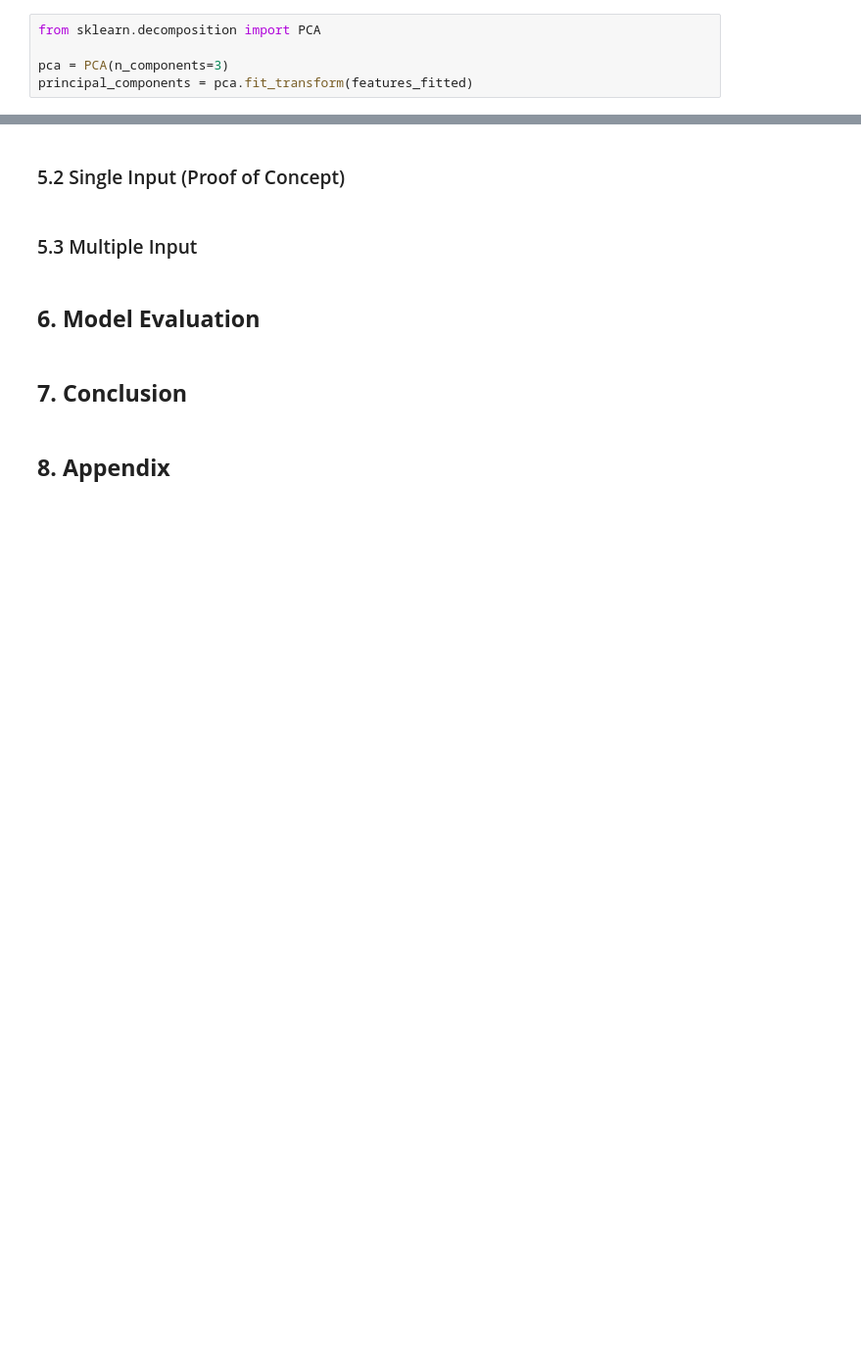
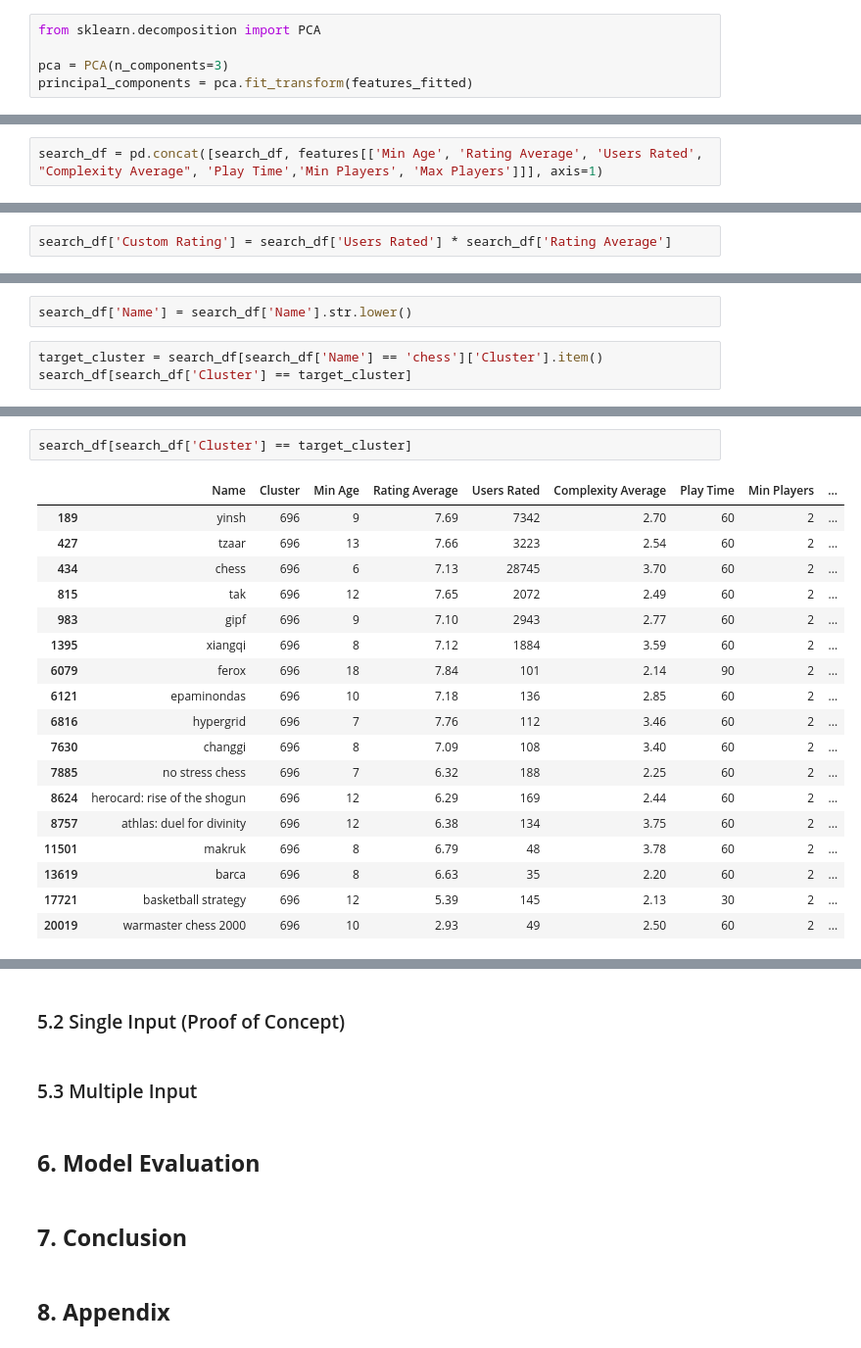
Before and after one commit to ChessGuy/data-projects, a Jupyter notebook: Board Game Recommender/Board Game Recommender.ipynb, the cells around one changed output, grey strips where cells are left out. Shown at 98% size. Drawn from its saved outputs; the diff is of its cells as text; blank space fills up the shorter version.

```diff
--- a/Board Game Recommender/Board Game Recommender.ipynb
+++ b/Board Game Recommender/Board Game Recommender.ipynb
@@ -646,0 +624,2 @@ plt.bar(sorted_counts.keys(), sorted_counts.values(), color='skyblue')
+# %%
+search_df = pd.concat([search_df, features[['Min Age', 'Rating Average', 'Users Rated', "Complexity Average", 'Play Time','Min Players', 'Max Players']]], axis=1)
@@ -646,0 +642,2 @@ plt.bar(sorted_counts.keys(), sorted_counts.values(), color='skyblue')
+# %%
+search_df['Custom Rating'] = search_df['Users Rated'] * search_df['Rating Average']
@@ -646,0 +660,5 @@ plt.bar(sorted_counts.keys(), sorted_counts.values(), color='skyblue')
+# %%
+search_df['Name'] = search_df['Name'].str.lower()
+# %%
+target_cluster = search_df[search_df['Name'] == 'chess']['Cluster'].item()
+search_df[search_df['Cluster'] == target_cluster]
@@ -646,0 +679,21 @@ plt.bar(sorted_counts.keys(), sorted_counts.values(), color='skyblue')
+# %%
+search_df[search_df['Cluster'] == target_cluster]
+# %% [output]
+|  | Name | Cluster | Min Age | Rating Average | Users Rated | Complexity Average | Play Time | Min Players | ... |
+| 189 | yinsh | 696 | 9 | 7.69 | 7342 | 2.70 | 60 | 2 | ... |
+| 427 | tzaar | 696 | 13 | 7.66 | 3223 | 2.54 | 60 | 2 | ... |
+| 434 | chess | 696 | 6 | 7.13 | 28745 | 3.70 | 60 | 2 | ... |
+| 815 | tak | 696 | 12 | 7.65 | 2072 | 2.49 | 60 | 2 | ... |
+| 983 | gipf | 696 | 9 | 7.10 | 2943 | 2.77 | 60 | 2 | ... |
+| 1395 | xiangqi | 696 | 8 | 7.12 | 1884 | 3.59 | 60 | 2 | ... |
+| 6079 | ferox | 696 | 18 | 7.84 | 101 | 2.14 | 90 | 2 | ... |
+| 6121 | epaminondas | 696 | 10 | 7.18 | 136 | 2.85 | 60 | 2 | ... |
+| 6816 | hypergrid | 696 | 7 | 7.76 | 112 | 3.46 | 60 | 2 | ... |
+| 7630 | changgi | 696 | 8 | 7.09 | 108 | 3.40 | 60 | 2 | ... |
+| 7885 | no stress chess | 696 | 7 | 6.32 | 188 | 2.25 | 60 | 2 | ... |
+| 8624 | herocard: rise of the shogun | 696 | 12 | 6.29 | 169 | 2.44 | 60 | 2 | ... |
+| 8757 | athlas: duel for divinity | 696 | 12 | 6.38 | 134 | 3.75 | 60 | 2 | ... |
+| 11501 | makruk | 696 | 8 | 6.79 | 48 | 3.78 | 60 | 2 | ... |
+| 13619 | barca | 696 | 8 | 6.63 | 35 | 2.20 | 60 | 2 | ... |
+| 17721 | basketball strategy | 696 | 12 | 5.39 | 145 | 2.13 | 30 | 2 | ... |
+| 20019 | warmaster chess 2000 | 696 | 10 | 2.93 | 49 | 2.50 | 60 | 2 | ... |
```
Also changed, not shown: parts of 24 cells of this notebook.
